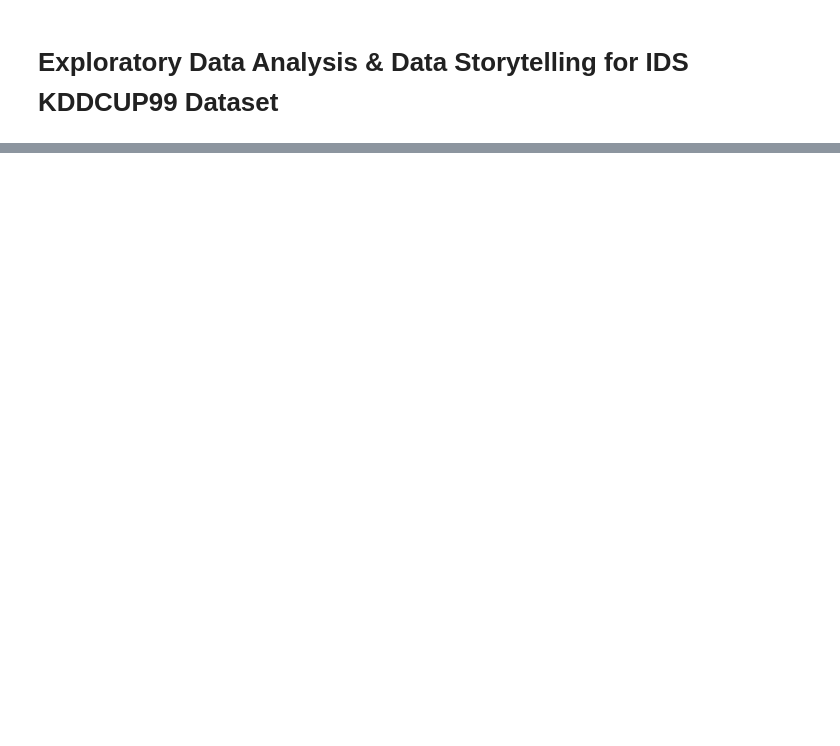
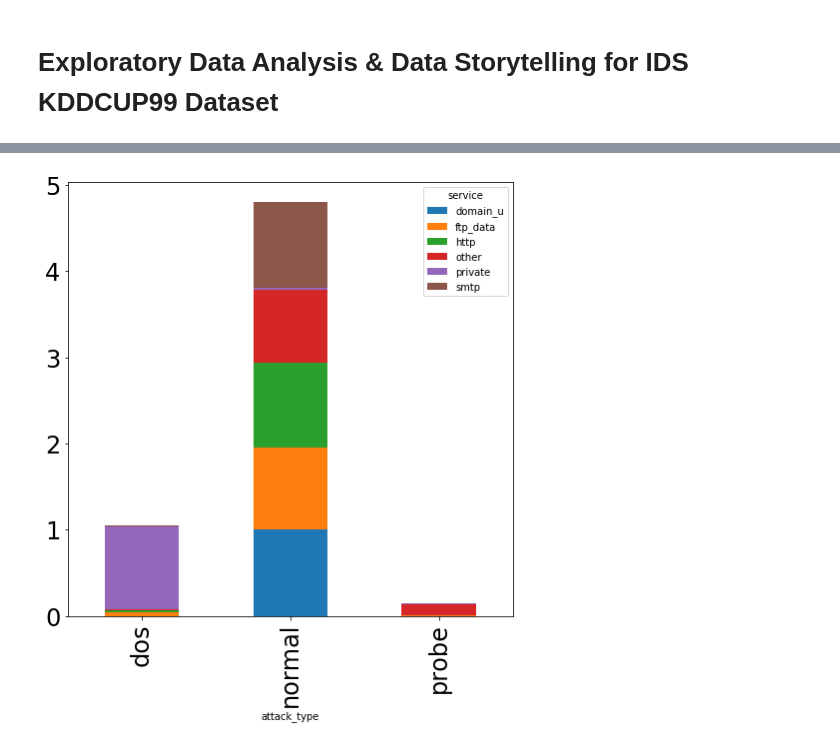
Before and after one commit to yusufarslanpolat/Springboard, a Jupyter notebook: Capstone-1/EDA/eda-on-ids-kddcup99-dataset.ipynb, the cells around one changed output, grey strips where cells are left out. Saved outputs shown, nothing was run; the diff lists cells and outputs as text; code cells hidden in the pictures; blank space fills up the shorter version.

Commit message:
EDA on KDDCUP99 dataset

```diff
--- a/Capstone-1/EDA/eda-on-ids-kddcup99-dataset.ipynb
+++ b/Capstone-1/EDA/eda-on-ids-kddcup99-dataset.ipynb
@@ -63,0 +282,19 @@ df.head()
+# %%
+## Create a subset of main dataset (f_data) that contains only services a nd labels that represents at
+## least 1% of the total cases
+f_services = pd.crosstab(index=df["service"],columns="count")
+f_services = f_services/len(df)
+f_services = f_services[f_services["count"] > 0.01]
+f_attacks = pd.crosstab(index=df["attack_type"],columns="count")
+f_attacks = f_attacks/len(df)
+f_attacks = f_attacks[f_attacks["count"] > 0.01]
+f_data = df[df['service'].isin(list(f_services.index))]
+f_data = f_data[f_data['attack_type'].isin(list(f_attacks.index))]
+## Create the plot
+attack_data = pd.crosstab(index = f_data["attack_type"], columns=f_data["service"])
+frequency_table_attack = (attack_data/attack_data.sum())
+frequency_table_attack.plot(kind="bar",
+                            figsize=(8,8),
+                            stacked=True);
+# %% [output]
+[figure, added]
```
Also changed, not shown: parts of 21 cells of this notebook.
